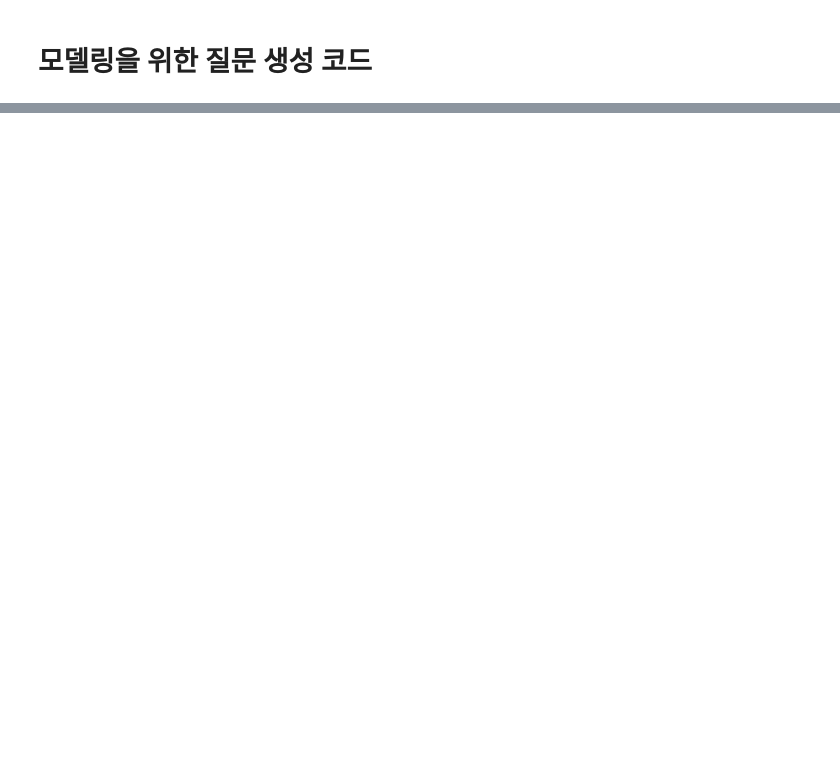
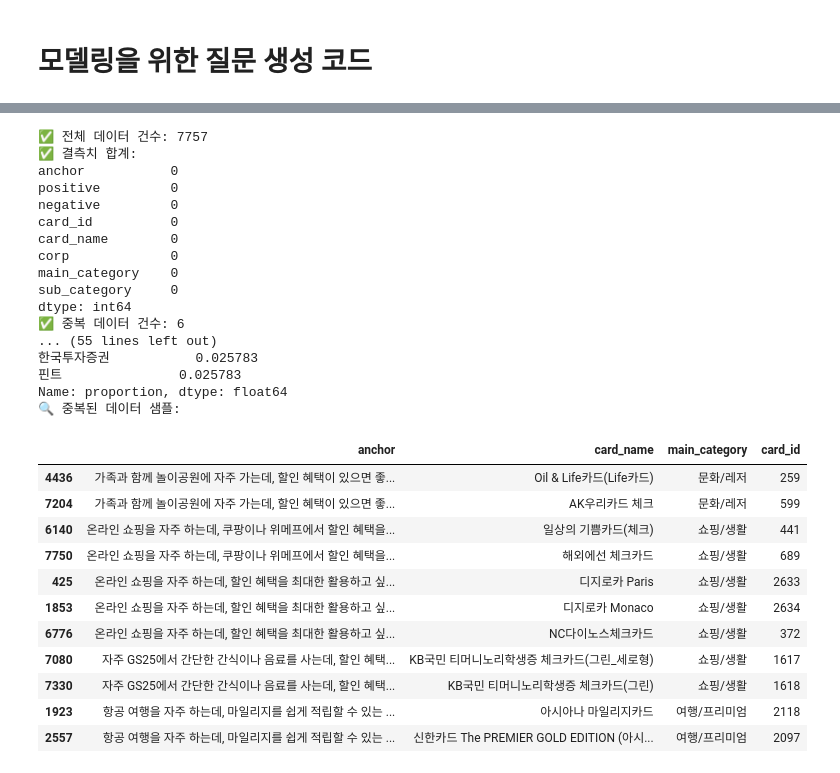
Before and after one commit to Jeon03/SeSAC-AI-Project, a Jupyter notebook: jeon/create_q.ipynb, the cells around one changed output, grey strips where cells are left out. Saved outputs shown, nothing was run; the diff lists cells and outputs as text; code cells hidden in the pictures; blank space fills up the shorter version.

```diff
--- a/jeon/create_q.ipynb
+++ b/jeon/create_q.ipynb
@@ -301,0 +147,58 @@ test_set = prepare_dl_dataset('final_credit_dataset.json', 'final_check_dataset.
+# %%
+import pandas as pd
+import matplotlib.pyplot as plt
+
+ # 한국어 형태소 분석기
+
+# 1. 데이터 로드
+with open('./data/FINAL_PERSONA_DATASET.json', 'r', encoding='utf-8') as f:
+    data = json.load(f)
+
+df = pd.DataFrame(data)
+# metadata 내의 정보를 컬럼으로 확장
+df = pd.concat([df.drop(['metadata'], axis=1), df['metadata'].apply(pd.Series)], axis=1)
+
+# 2. 기초 통계 및 결측치 확인
+print(f"✅ 전체 데이터 건수: {len(df)}")
+print(f"✅ 결측치 합계:\n{df.isnull().sum()}")
+print(f"✅ 중복 데이터 건수: {df.duplicated(['anchor']).sum()}")
+
+
+# 5. 카드사(corp)별 데이터 비중
+print("\n🏢 카드사별 데이터 비중:")
+print(df['corp'].value_counts(normalize=True) * 100)
+
+
+duplicates = df[df.duplicated(['anchor'], keep=False)].sort_values(by='anchor')
+print("🔍 중복된 데이터 샘플:")
+display(duplicates[['anchor', 'card_name', 'main_category', 'card_id']])
+# %% [output]
+✅ 전체 데이터 건수: 7757
+✅ 결측치 합계:
+anchor           0
+positive         0
+negative         0
+card_id          0
+card_name        0
+corp             0
+main_category    0
+sub_category     0
+dtype: int64
+✅ 중복 데이터 건수: 6
+... (55 lines left out)
+한국투자증권           0.025783
+핀트               0.025783
+Name: proportion, dtype: float64
+🔍 중복된 데이터 샘플:
+|  | anchor | card_name | main_category | card_id |
+| 4436 | 가족과 함께 놀이공원에 자주 가는데, 할인 혜택이 있으면 좋... | Oil & Life카드(Life카드) | 문화/레저 | 259 |
+| 7204 | 가족과 함께 놀이공원에 자주 가는데, 할인 혜택이 있으면 좋... | AK우리카드 체크 | 문화/레저 | 599 |
+| 6140 | 온라인 쇼핑을 자주 하는데, 쿠팡이나 위메프에서 할인 혜택을... | 일상의 기쁨카드(체크) | 쇼핑/생활 | 441 |
+| 7750 | 온라인 쇼핑을 자주 하는데, 쿠팡이나 위메프에서 할인 혜택을... | 해외에선 체크카드 | 쇼핑/생활 | 689 |
+| 425 | 온라인 쇼핑을 자주 하는데, 할인 혜택을 최대한 활용하고 싶... | 디지로카 Paris | 쇼핑/생활 | 2633 |
+| 1853 | 온라인 쇼핑을 자주 하는데, 할인 혜택을 최대한 활용하고 싶... | 디지로카 Monaco | 쇼핑/생활 | 2634 |
+| 6776 | 온라인 쇼핑을 자주 하는데, 할인 혜택을 최대한 활용하고 싶... | NC다이노스체크카드 | 쇼핑/생활 | 372 |
+| 7080 | 자주 GS25에서 간단한 간식이나 음료를 사는데, 할인 혜택... | KB국민 티머니노리학생증 체크카드(그린_세로형) | 쇼핑/생활 | 1617 |
+| 7330 | 자주 GS25에서 간단한 간식이나 음료를 사는데, 할인 혜택... | KB국민 티머니노리학생증 체크카드(그린) | 쇼핑/생활 | 1618 |
+| 1923 | 항공 여행을 자주 하는데, 마일리지를 쉽게 적립할 수 있는 ... | 아시아나 마일리지카드 | 여행/프리미엄 | 2118 |
+| 2557 | 항공 여행을 자주 하는데, 마일리지를 쉽게 적립할 수 있는 ... | 신한카드 The PREMIER GOLD EDITION (아시... | 여행/프리미엄 | 2097 |
```
Also changed, not shown: parts of 5 cells of this notebook, 1 other file.
